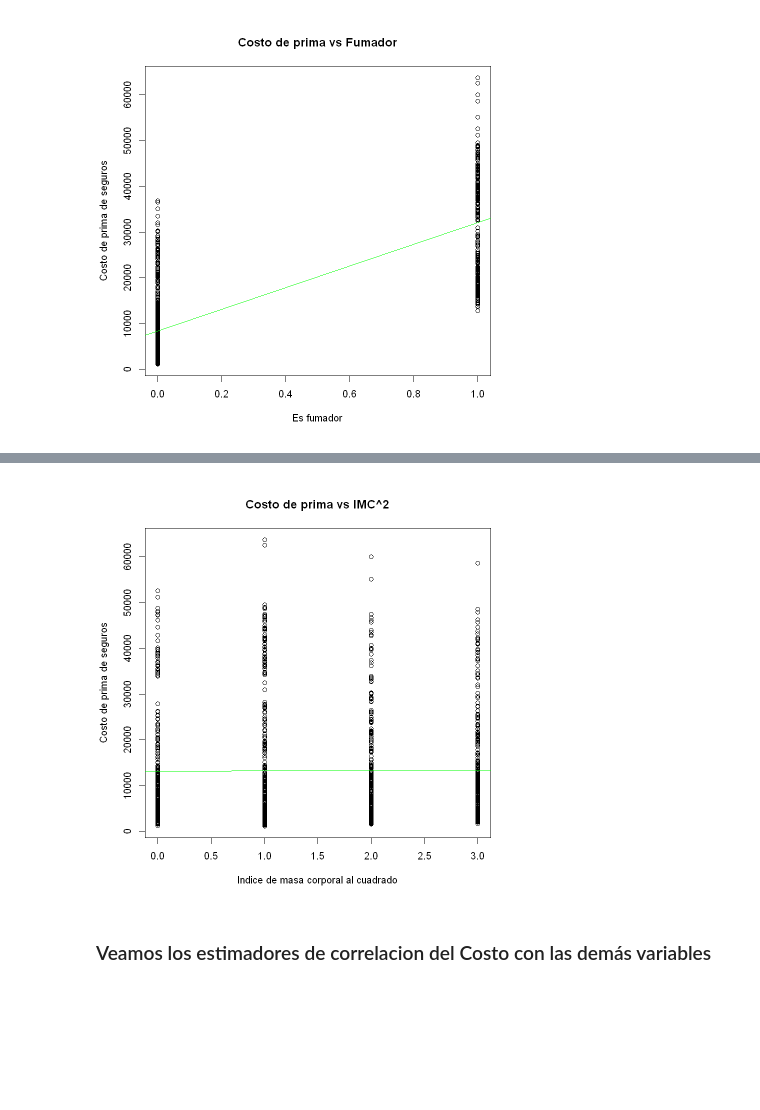
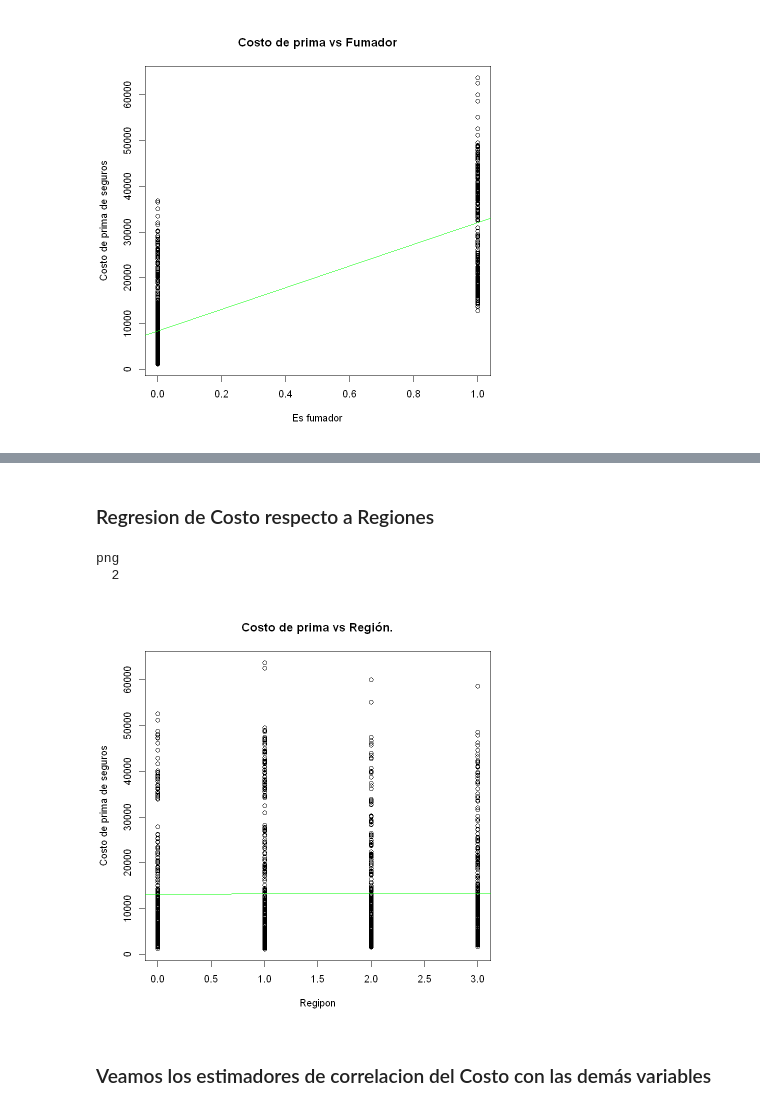
Before and after one commit to GustavoAnkelen/Econometria2021S2, a Jupyter notebook: P-Econometria.ipynb, the cells around one changed output, grey strips where cells are left out. Drawn from its saved outputs; the diff is of its cells as text; code cells hidden in the pictures; blank space fills up the shorter version.

```diff
--- a/P-Econometria.ipynb
+++ b/P-Econometria.ipynb
@@ -165,8 +410,18 @@ abline(regresion_smoker, col="green")
+# %% [markdown]
+### Regresion de Costo respecto a Regiones
+# %%
+pdf("charge_vs_region.pdf")
+plot(InsData$region , InsData$charges, xlab='Regipon', ylab='Costo de prima de seguros', main='Costo de prima vs Región.')
+abline(regresion_region, col="green")
+dev.off()
+# %% [output]
+png
+  2
 # %%
-plot(InsData$region , InsData$charges, xlab='Indice de masa corporal al cuadrado', ylab='Costo de prima de seguros', main='Costo de prima vs IMC^2')
+plot(InsData$region , InsData$charges, xlab='Regipon', ylab='Costo de prima de seguros', main='Costo de prima vs Región.')
 abline(regresion_region, col="green")
 # %% [output]
-[figure, old version]
+[figure, new version]
 # %% [markdown]
 ### Veamos los estimadores de correlacion del Costo con las demás variables
 # %%
```
Also changed, not shown: parts of 53 cells of this notebook.
